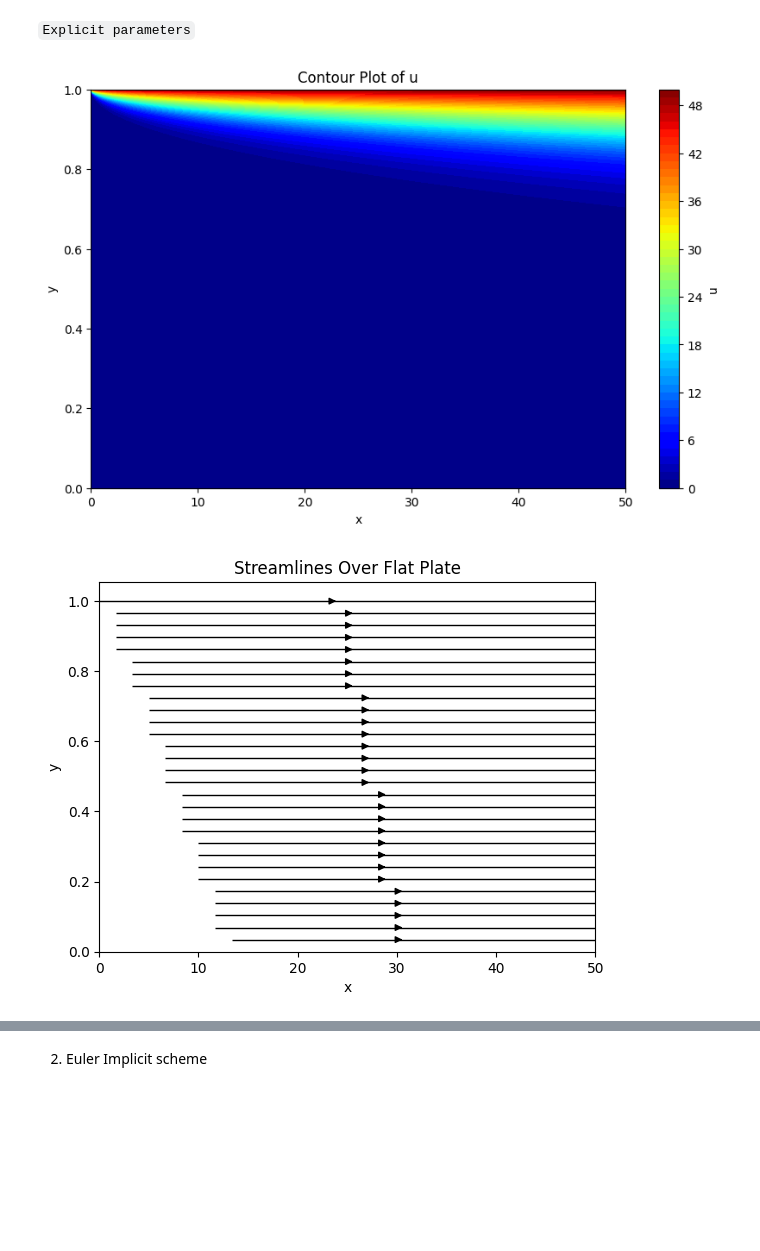
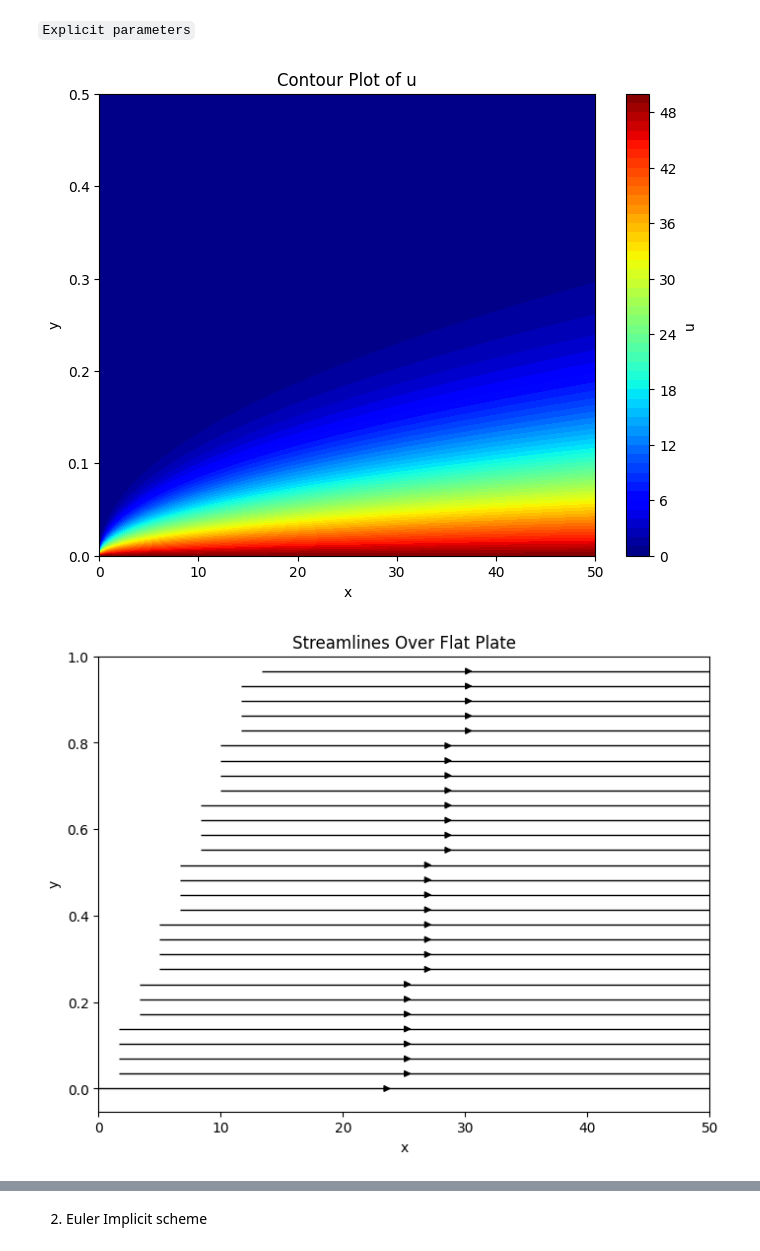
Before and after one commit to VardanMittal/Computational-Fluid-Dynamics, a Jupyter notebook: Projects/Project2/main.ipynb, the cells around one changed output, grey strips where cells are left out. Drawn from its saved outputs; the diff is of its cells as text; code cells hidden in the pictures; blank space fills up the shorter version.

```diff
--- a/Projects/Project2/main.ipynb
+++ b/Projects/Project2/main.ipynb
@@ -25,16 +24,19 @@ tol = 1e-6
 # %%
 def contourPlot(x,y,u):
     X, Y = np.meshgrid(x, y)
-    plt.figure(figsize=(10, 6))
+    plt.figure(figsize=(8, 6))
     plt.contourf(X, Y, u.T, levels=50, cmap='jet')
     plt.colorbar(label='u')
     plt.xlabel('x')
     plt.ylabel('y')
+    plt.ylim(0, 0.5)
     plt.title('Contour Plot of u')
     plt.show()
 # %%
 def streamlines(x,y,u,v):
-    plt.streamplot(x, y, u.T, v.T, color='k', linewidth=1)
+    X, Y = np.meshgrid(x, y)
+    plt.figure(figsize=(8, 6))
+    plt.streamplot(X,Y, u.T, v.T, color='k', linewidth=1)
     plt.title('Streamlines Over Flat Plate')
     plt.xlabel('x')
     plt.ylabel('y')
@@ -45,30 +47,27 @@ def streamlines(x,y,u,v):
 dy = Ly / (ny - 1)
 dx = (dy**2)/(2 *nu)
 
-# Boundary conditions
-u[:, -1] = U_inf
-u[:, 0] = 0
+## Boundry conditions
+u[:, 0] = U_inf
+u[:, -1] = 0
 v[:, 0] = 0
+v[0, :] = 0
 # %% [markdown]
 `Explicit parameters`
 # %%
 for i in range(1, nx):
     un = u[i-1, :].copy()
 
     for j in range(1, ny-1):
         v[i, j] = v[i, j-1] - (dy / (2 * dx)) * (u[i-1, j] - un[j])
 
         u[i, j] = un[j] + dx * (
             -v[i, j] * (un[j+1] - un[j-1]) / (2 * dy)
             + nu * (un[j+1] - 2 * un[j] + un[j-1]) / dy**2
         )
 
-for i in range(1, nx):
-    for j in range(1, ny):
-        psi[i, j] = psi[i-1, j] - v[i, j] * dx
-
 contourPlot(x,y,u)
 streamlines(x,y,u,v)
 # %% [output]
-[figure, old version]
+[figure, new version]
-[figure, old version]
+[figure, new version]
```
Also changed, not shown: parts of 4 cells of this notebook.
